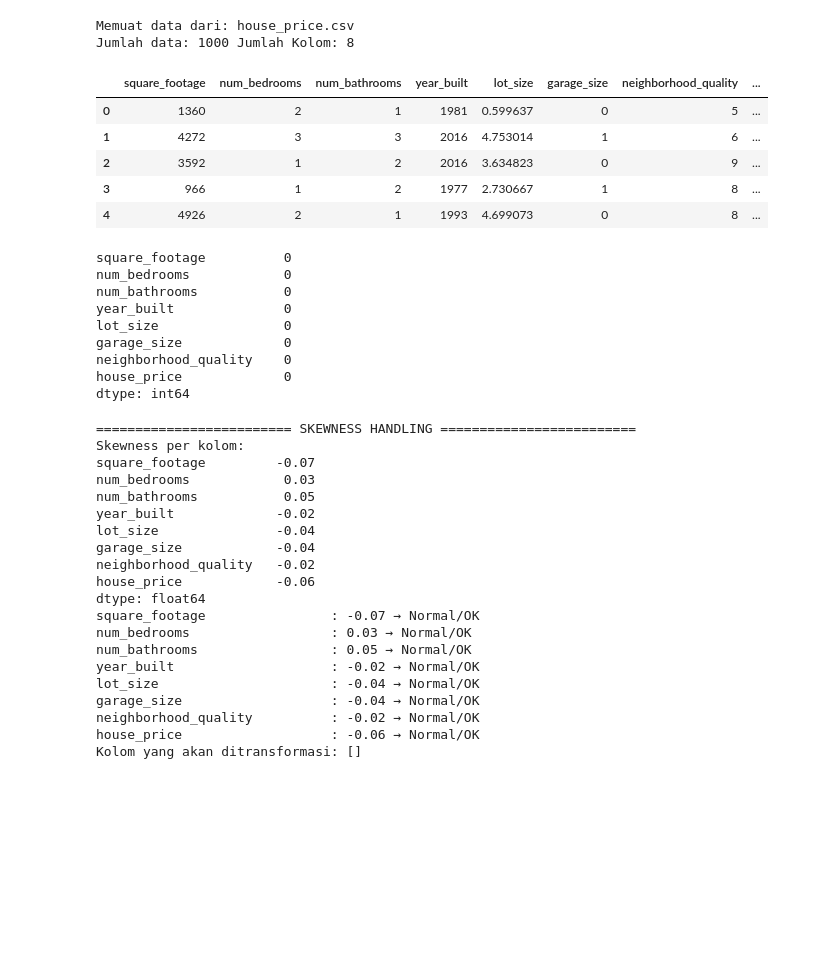
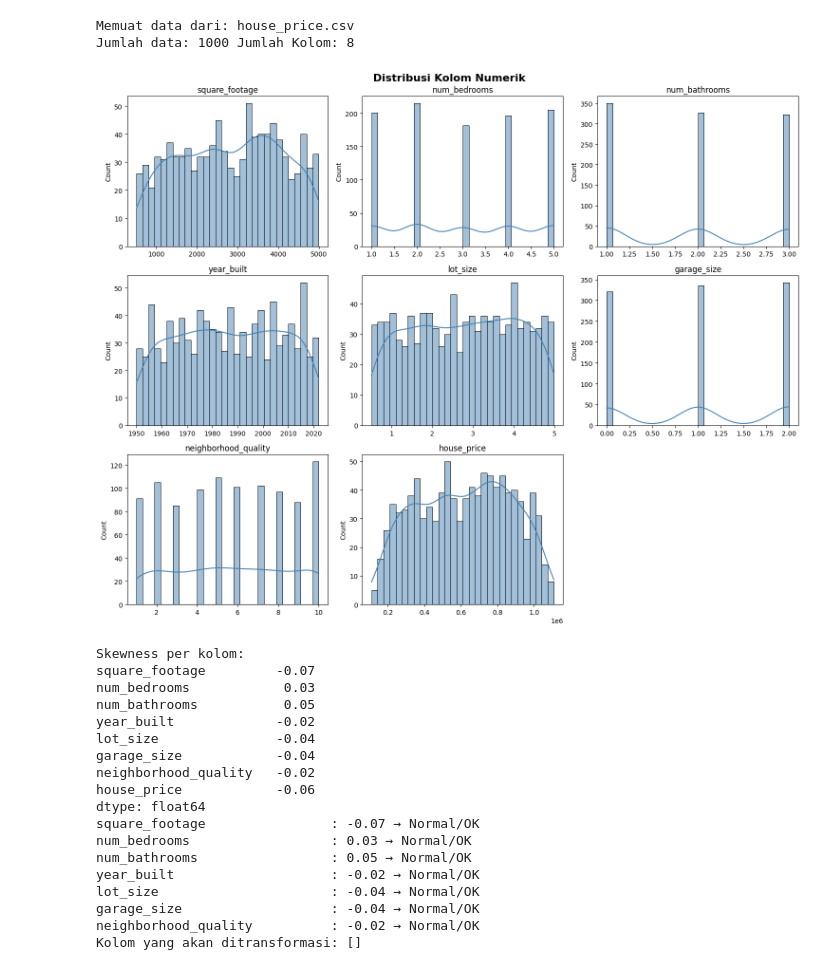
Before and after one commit to Newt-E/House-Price-Prediction, a Jupyter notebook: code.ipynb, the cells around one changed output. Saved outputs shown, nothing was run; the diff lists cells and outputs as text; code cells hidden in the pictures; blank space fills up the shorter version.

```diff
--- a/code.ipynb
+++ b/code.ipynb
@@ -13,27 +17,49 @@ print(f'Jumlah data: {data.shape[0]} Jumlah Kolom: {data.shape[1]}')
 # %% [output]
 Memuat data dari: house_price.csv
 Jumlah data: 1000 Jumlah Kolom: 8
-# %%
-data.head()
-# %% [output]
-|  | square_footage | num_bedrooms | num_bathrooms | year_built | lot_size | garage_size | neighborhood_quality | ... |
-| 0 | 1360 | 2 | 1 | 1981 | 0.599637 | 0 | 5 | ... |
-| 1 | 4272 | 3 | 3 | 2016 | 4.753014 | 1 | 6 | ... |
-| 2 | 3592 | 1 | 2 | 2016 | 3.634823 | 0 | 9 | ... |
-| 3 | 966 | 1 | 2 | 1977 | 2.730667 | 1 | 8 | ... |
-| 4 | 4926 | 2 | 1 | 1993 | 4.699073 | 0 | 8 | ... |
-# %%
-data.isnull().sum()
-# %% [output]
-square_footage          0
-num_bedrooms            0
-num_bathrooms           0
-year_built              0
-lot_size                0
-garage_size             0
-neighborhood_quality    0
-house_price             0
-dtype: int64
+# %%
+kolom_numerik    = data.select_dtypes(include=['number']).columns.tolist()
+kolom_kategorikal = data.select_dtypes(include=['object']).columns.tolist()
+if kolom_numerik:
+    n_cols = 3
+    n_rows = (len(kolom_numerik) + n_cols - 1) // n_cols
+    fig, axes = plt.subplots(n_rows, n_cols, figsize=(15, n_rows * 4))
+    axes = axes.flatten()
+    fig.suptitle('Distribusi Kolom Numerik', fontsize=16, fontweight='bold')
+
+    for i, col in enumerate(kolom_numerik):
+        sns.histplot(data[col], bins=30, kde=True, ax=axes[i], color='steelblue')
+        axes[i].set_title(col)
+        axes[i].set_xlabel('')
+
+        # sembunyikan subplot kosong
+    for j in range(i + 1, len(axes)):
+        axes[j].set_visible(False)
+
+        plt.tight_layout()
+        plt.show()
+
+if kolom_kategorikal:
+    n_cols = 3
+    n_rows = (len(kolom_kategorikal) + n_cols - 1) // n_cols
+    fig, axes = plt.subplots(n_rows, n_cols, figsize=(15, n_rows * 4))
+    axes = axes.flatten() if n_rows * n_cols > 1 else [axes]
+    fig.suptitle('Distribusi Kolom Kategorikal', fontsize=16, fontweight='bold')
+
+    for i, col in enumerate(kolom_kategorikal):
+        order = data[col].value_counts().index
+        sns.countplot(data=data, x=col, order=order, ax=axes[i], color='steelblue')
+        axes[i].set_title(col)
+        axes[i].set_xlabel('')
+        axes[i].tick_params(axis='x', rotation=30)
+
+    for j in range(i + 1, len(axes)):
+        axes[j].set_visible(False)
+
+        plt.tight_layout()
+        plt.show()
+# %% [output]
+[figure, added]
 # %%
 print("Skewness per kolom: ")
 print(data.skew().round(2))
@@ -53,7 +79,6 @@ for col in kolom_skewed:
 kolom_highly_skewed = [col for col in kolom_skewed if abs(data[col].skew()) > 1]
 print(f'Kolom yang akan ditransformasi: {kolom_highly_skewed}')
 # %% [output]
-========================= SKEWNESS HANDLING =========================
 Skewness per kolom:
 square_footage         -0.07
 num_bedrooms            0.03
@@ -71,7 +96,6 @@ year_built                    : -0.02 → Normal/OK
 lot_size                      : -0.04 → Normal/OK
 garage_size                   : -0.04 → Normal/OK
 neighborhood_quality          : -0.02 → Normal/OK
-house_price                   : -0.06 → Normal/OK
 Kolom yang akan ditransformasi: []
 # %%
 jumlah_awal = len(data)
```
Also changed, not shown: parts of 9 cells of this notebook, 4 other files.
